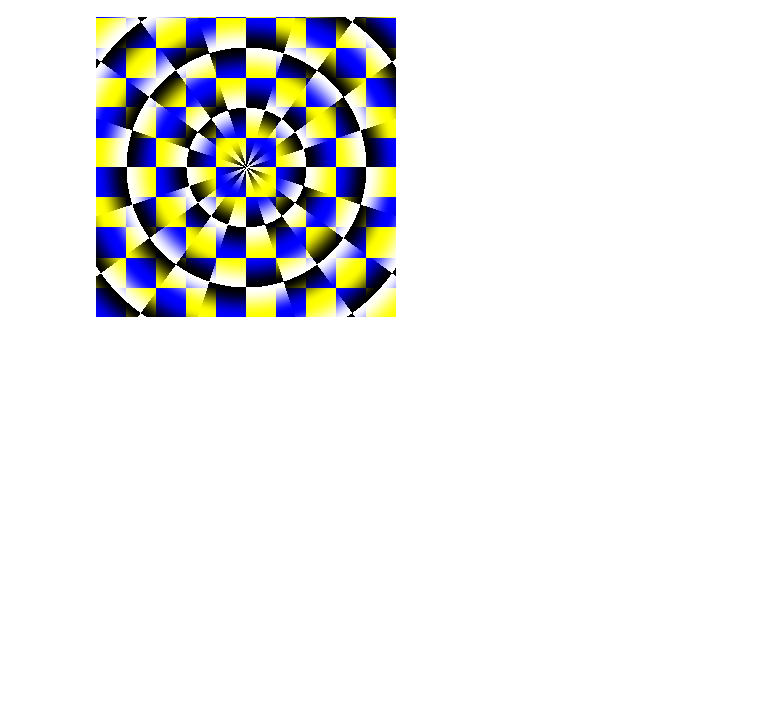
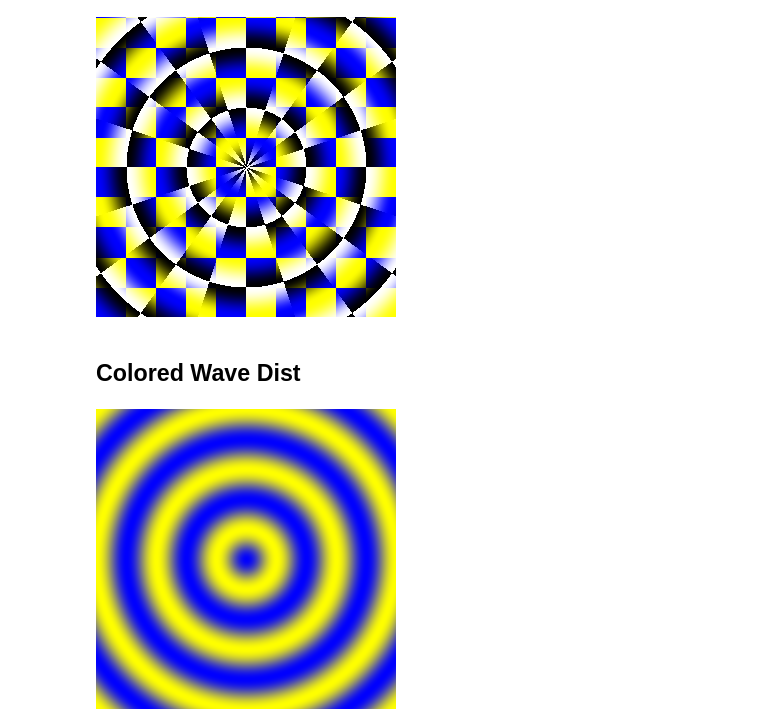
Before and after one commit to hansroland/FunctionalImages, a Jupyter notebook: notebooks/FunctionalImages.ipynb, the cells around one changed output. Drawn from its saved outputs; the diff is of its cells as text; code cells hidden in the pictures; blank space fills up the shorter version.

Commit message:
Replace Conals lift functions with applicative lift functions. Add ybRings example

```diff
--- a/notebooks/FunctionalImages.ipynb
+++ b/notebooks/FunctionalImages.ipynb
@@ -159,3 +159,22 @@ writePng "../images/coloredPolarChess.png" myImage
 myImage
 # %% [output]
 [figure]
+# %% [markdown]
+## Colored Wave Dist
+# %%
+import FunctionalImagesBase
+
+-- | waveDist
+wavDist :: FImage Frac
+wavDist p = (1 + cos (pi * dist0 p)) / 2
+
+myImage :: Picture
+myImage = generateImageR2 ybRings (-5, -5) (5, 5) 300
+  where
+    ybRings = lerpI wavDist blueI yellowI
+
+writePng "../images/ybRings.png" myImage
+
+myImage
+# %% [output]
+[figure, added]
```
Also changed, not shown: 2 other files.
